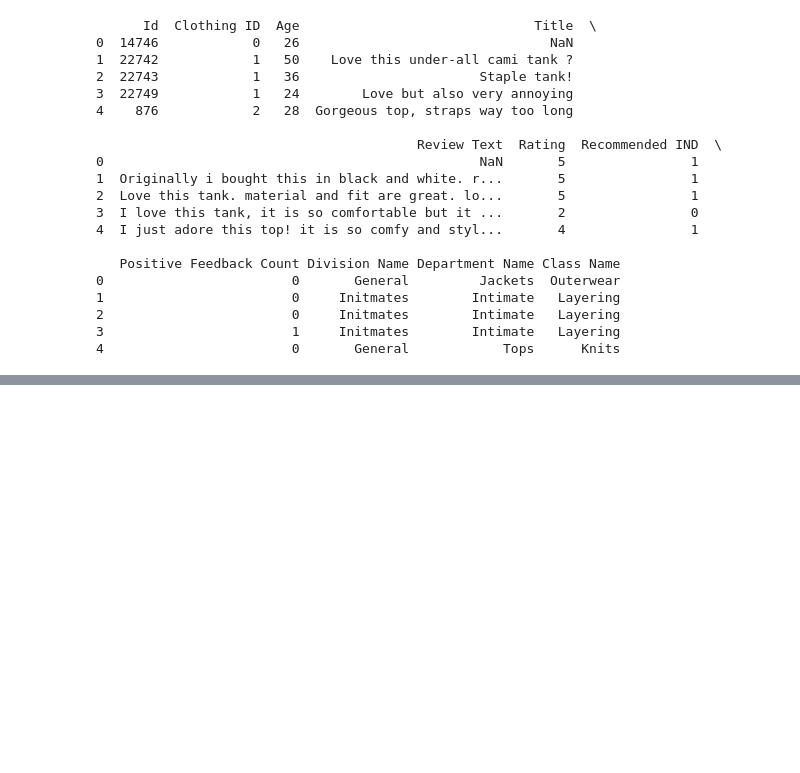
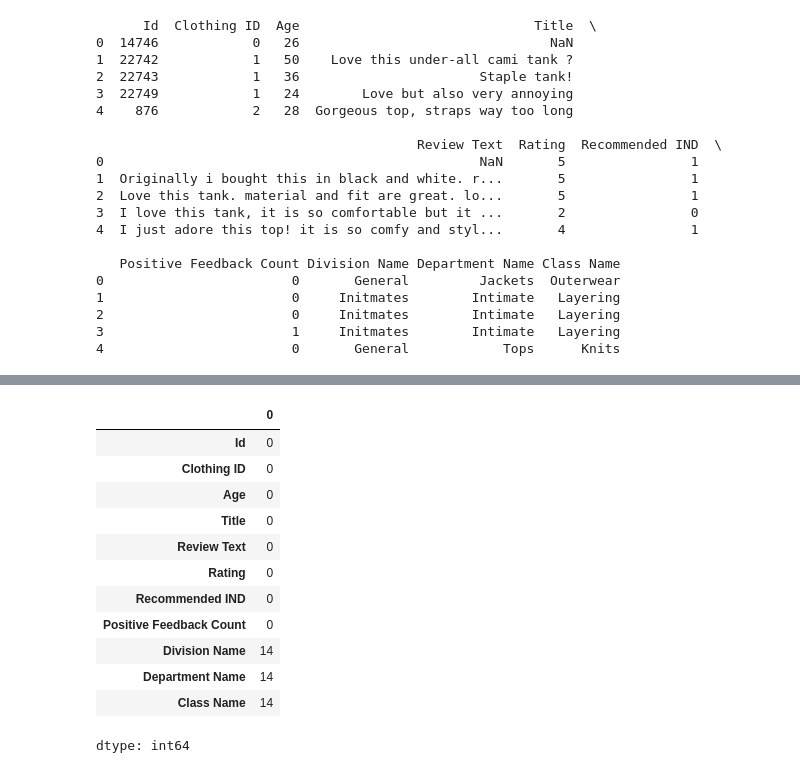
Before and after one commit to Prasanna3528/SentimentAnalysis_Project, a Jupyter notebook: Dissertation_Code1.ipynb, the cells around one changed output, grey strips where cells are left out. Drawn from its saved outputs; the diff is of its cells as text; code cells hidden in the pictures; blank space fills up the shorter version.

```diff
--- a/Dissertation_Code1.ipynb
+++ b/Dissertation_Code1.ipynb
@@ -47,0 +94,16 @@ print("abcd")
+# %%
+Reviews_Data.isna().sum()
+# %% [output]
+|  | 0 |
+| Id | 0 |
+| Clothing ID | 0 |
+| Age | 0 |
+| Title | 0 |
+| Review Text | 0 |
+| Rating | 0 |
+| Recommended IND | 0 |
+| Positive Feedback Count | 0 |
+| Division Name | 14 |
+| Department Name | 14 |
+| Class Name | 14 |
+dtype: int64
```
Also changed, not shown: parts of 12 cells of this notebook.
